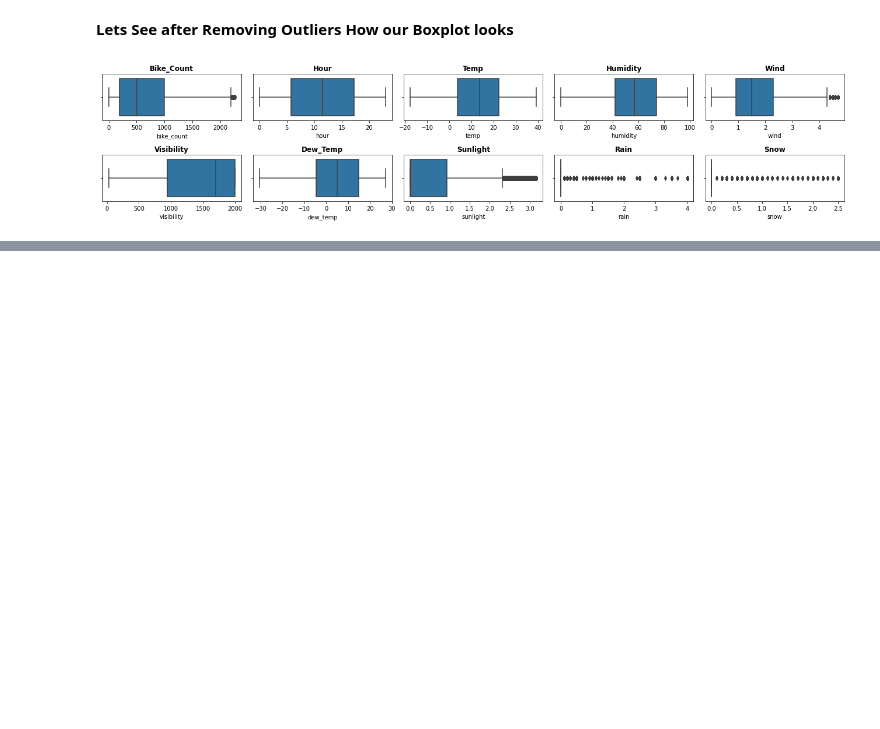
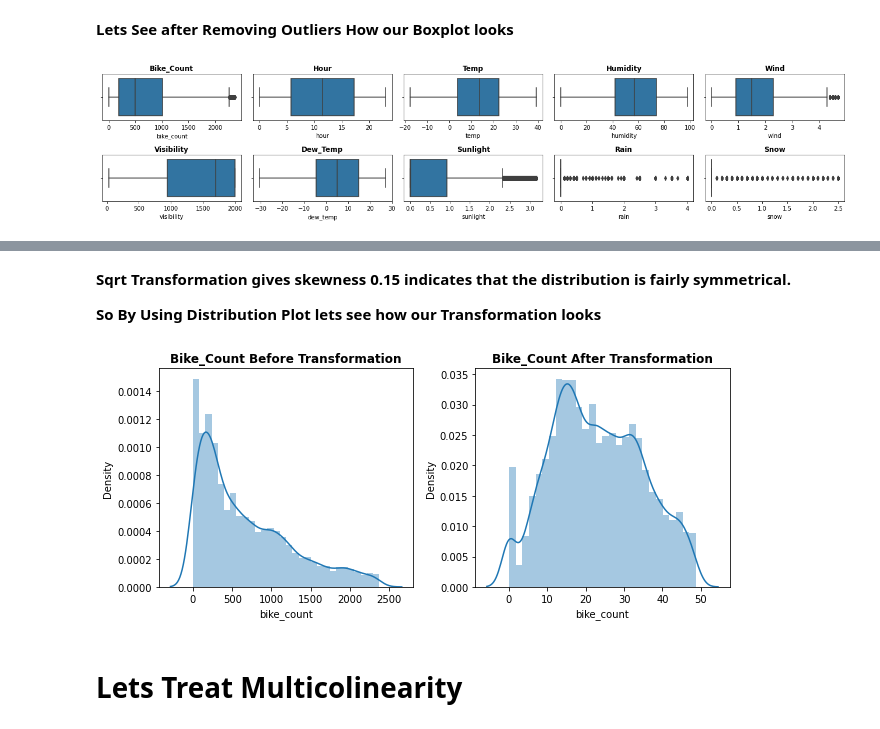
Before and after one commit to kishorpatil03/Bike-Sharing-Demand-Prediction---Supervised-ML-Regression, a Jupyter notebook: Bike_Sharing_Demand_Prediction_Supervised_ML_Regression.ipynb, the cells around one changed output, grey strips where cells are left out. Cells and saved outputs as stored; diff of their text form; code cells hidden in the pictures; blank space fills up the shorter version.

```diff
--- a/Bike_Sharing_Demand_Prediction_Supervised_ML_Regression.ipynb
+++ b/Bike_Sharing_Demand_Prediction_Supervised_ML_Regression.ipynb
@@ -216,0 +299,15 @@ for n,column in enumerate(df.describe().columns):
+# %% [markdown]
+**Sqrt Transformation gives skewness 0.15 indicates that the distribution is fairly symmetrical.**
+
+**So By Using Distribution Plot lets see how our Transformation looks**
+# %%
+plt.figure(figsize=(9,4))
+plot = plt.subplot(1,2,1)
+sns.distplot(df['bike_count']).set_title('Bike_Count Before Transformation',weight='bold')
+plot = plt.subplot(1,2,2)
+sns.distplot(np.sqrt(df['bike_count'])).set_title('Bike_Count After Transformation',weight='bold')
+plt.tight_layout()
+# %% [output]
+[figure, added]
+# %% [markdown]
+# **Lets Treat Multicolinearity**
```
Also changed, not shown: parts of 30 cells of this notebook.
